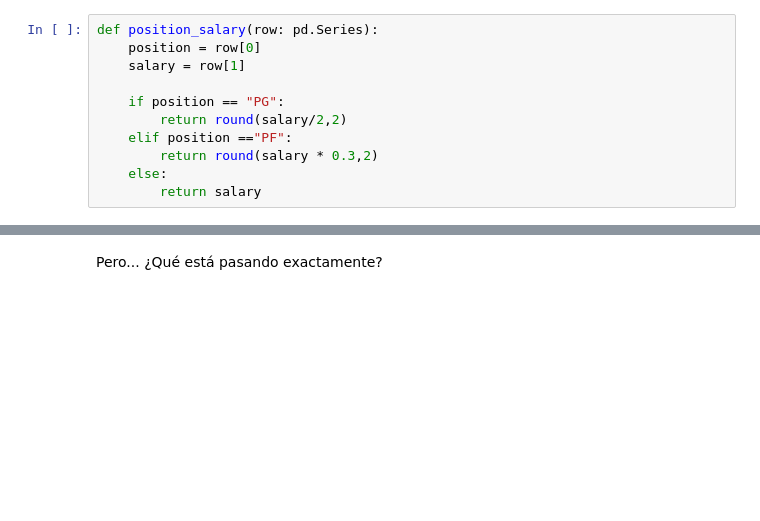
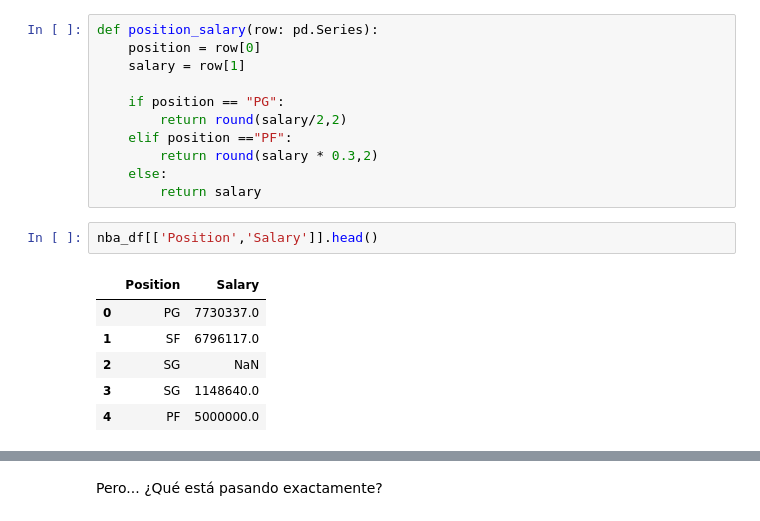
Before and after one commit to HeberTU/curso-python-cac, a Jupyter notebook: 11 Data Análisis - Pandas/03 DataFrame II.ipynb, the cells around one changed output, grey strips where cells are left out. Cells and saved outputs as stored; diff of their text form; blank space fills up the shorter version.

```diff
--- a/11 Data Análisis - Pandas/03 DataFrame II.ipynb
+++ b/11 Data Análisis - Pandas/03 DataFrame II.ipynb
@@ -137,6 +286,15 @@ def position_salary(row: pd.Series):
         return round(salary * 0.3,2)
     else:
         return salary
+# %%
+nba_df[['Position','Salary']].head()
+# %% [output]
+|  | Position | Salary |
+| 0 | PG | 7730337.0 |
+| 1 | SF | 6796117.0 |
+| 2 | SG | NaN |
+| 3 | SG | 1148640.0 |
+| 4 | PF | 5000000.0 |
 # %%
 nba_df['Modified_Salary']= nba_df[['Position','Salary']].apply(position_salary, axis = 1)
 nba_df[['Position','Salary','Modified_Salary']]
```
Also changed, not shown: parts of 45 cells of this notebook, 47 other files.
